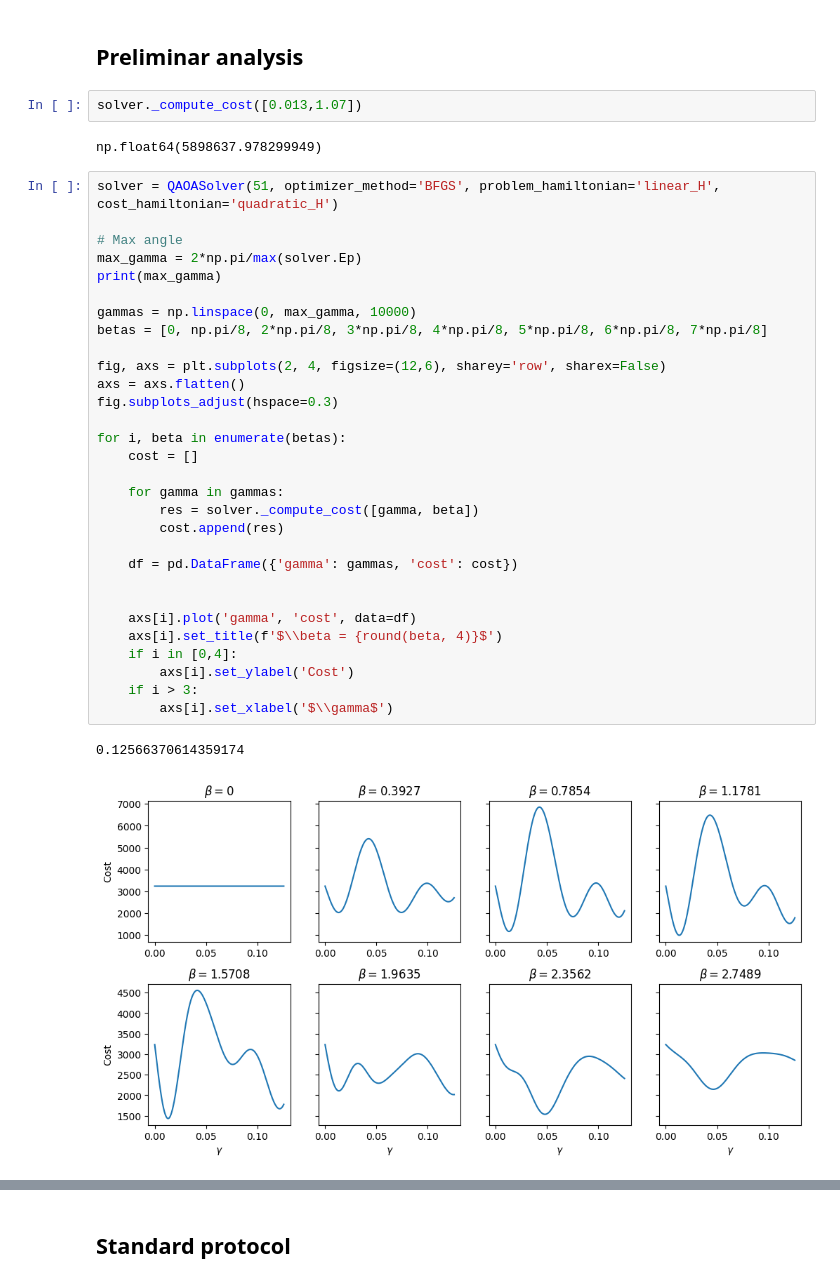
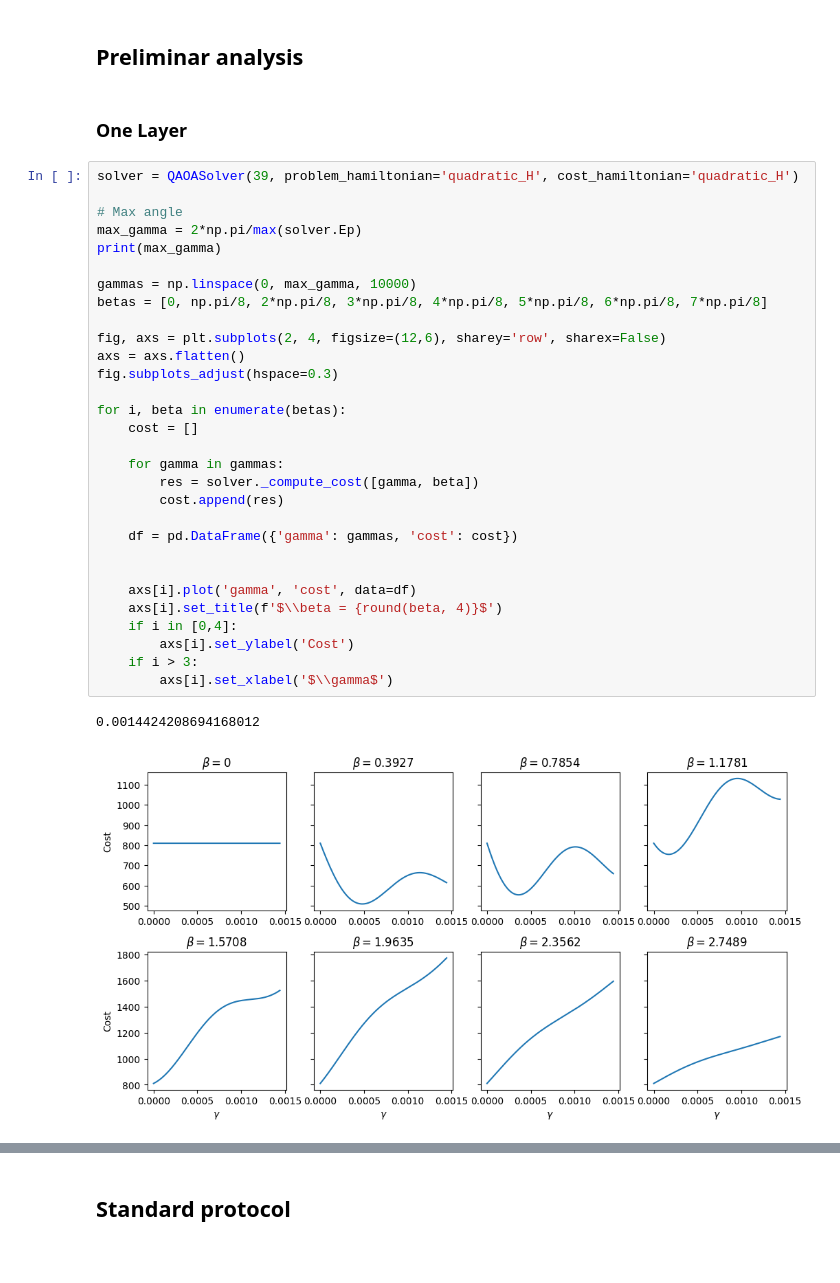
Before and after one commit to fpllcr/master-thesis, a Jupyter notebook: qaoa_factorization/notebooks/analysis.ipynb, the cells around one changed output, grey strips where cells are left out. Cells and saved outputs as stored; diff of their text form; blank space fills up the shorter version.

```diff
--- a/qaoa_factorization/notebooks/analysis.ipynb
+++ b/qaoa_factorization/notebooks/analysis.ipynb
@@ -166,40 +166,38 @@ multiple occasions. It doesn't seem very appropriate for our problem.
 Interestingly, BFGS found better solutions than L-BFGS-B for some layers and converged to the problem's solution. It is sensitive to initial conditions.
 # %% [markdown]
 ## Preliminar analysis
-# %%
-solver._compute_cost([0.013,1.07])
-# %% [output]
-np.float64(5898637.978299949)
+# %% [markdown]
+### One Layer
 # %%
-solver = QAOASolver(51, optimizer_method='BFGS', problem_hamiltonian='linear_H', cost_hamiltonian='quadratic_H')
+solver = QAOASolver(39, problem_hamiltonian='quadratic_H', cost_hamiltonian='quadratic_H')
 
 # Max angle
 max_gamma = 2*np.pi/max(solver.Ep)
 print(max_gamma)
 
 gammas = np.linspace(0, max_gamma, 10000)
 betas = [0, np.pi/8, 2*np.pi/8, 3*np.pi/8, 4*np.pi/8, 5*np.pi/8, 6*np.pi/8, 7*np.pi/8]
 
 fig, axs = plt.subplots(2, 4, figsize=(12,6), sharey='row', sharex=False)
 axs = axs.flatten()
 fig.subplots_adjust(hspace=0.3)
 
 for i, beta in enumerate(betas):
     cost = []
 
     for gamma in gammas:
         res = solver._compute_cost([gamma, beta])
         cost.append(res)
 
     df = pd.DataFrame({'gamma': gammas, 'cost': cost})
 
 
     axs[i].plot('gamma', 'cost', data=df)
     axs[i].set_title(f'$\\beta = {round(beta, 4)}$')
     if i in [0,4]:
         axs[i].set_ylabel('Cost')
     if i > 3:
         axs[i].set_xlabel('$\\gamma$')
 # %% [output]
-0.12566370614359174
+0.0014424208694168012
-[figure, old version]
+[figure, new version]
```
Also changed, not shown: parts of 6 cells of this notebook, 10 other files.
